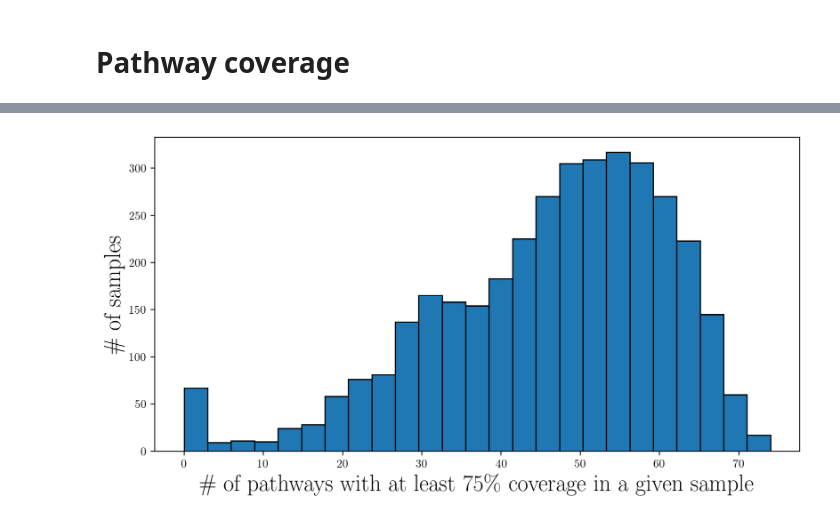
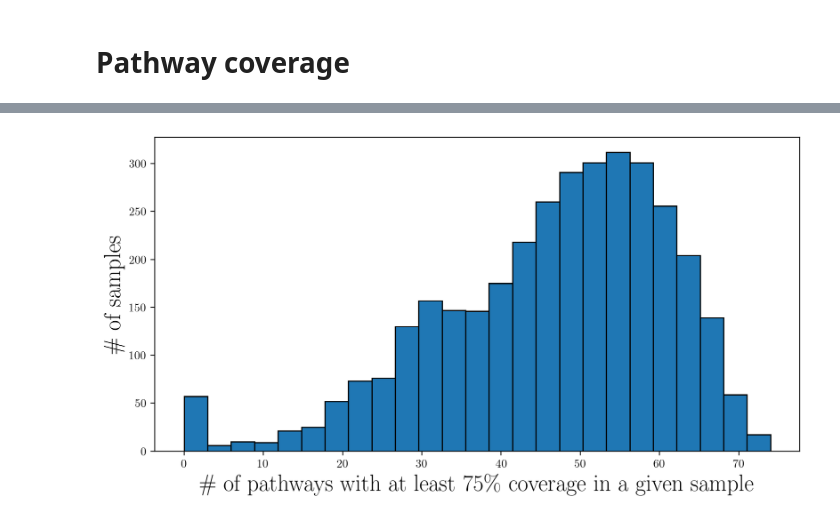
Before and after one commit to danielchang2002/MAGIC, a Jupyter notebook: src/plot_pathway_richness.ipynb, the cells around one changed output, grey strips where cells are left out. Cells and saved outputs as stored; diff of their text form; code cells hidden in the pictures.

```diff
--- a/src/plot_pathway_richness.ipynb
+++ b/src/plot_pathway_richness.ipynb
@@ -13,6 +13,6 @@ rc('text', usetex=True)
 # %% [markdown]
 # Pathway coverage
 # %%
-pathway_coverage_overall_clean = pd.read_csv(os.path.join(config.CLEAN_DIR, "humann_pathcoverage_overall_clean.tsv"), index_col=0)
-pathway_coverage_overall_clean
+pathway_coverage_clean = pd.read_csv(os.path.join(config.CLEAN_DIR, "humann_pathcoverage_clean.tsv"), index_col=0, sep="\t")
+pathway_coverage_clean
 # %% [output]
@@ -33,13 +33,13 @@ pathway_coverage_overall_clean
 # %%
 plt.figure(figsize=(10, 5), dpi=200)
 
-pathway_presence = (pathway_coverage_overall_clean > 0.75)
-counts = pathway_presence.sum(axis=0)
+pathway_presence = (pathway_coverage_clean > 0.75)
+counts = pathway_presence.sum(axis=1)
 
 plt.hist(counts, bins=25, edgecolor="black")
 plt.xlabel("\# of pathways with at least 75\% coverage in a given sample", fontsize=20)
 plt.ylabel("\# of samples", fontsize=20)
 
 plt.show()
 # %% [output]
-[figure, old version]
+[figure, new version]
```
Also changed, not shown: parts of 1 cell of this notebook, 6 other files.
